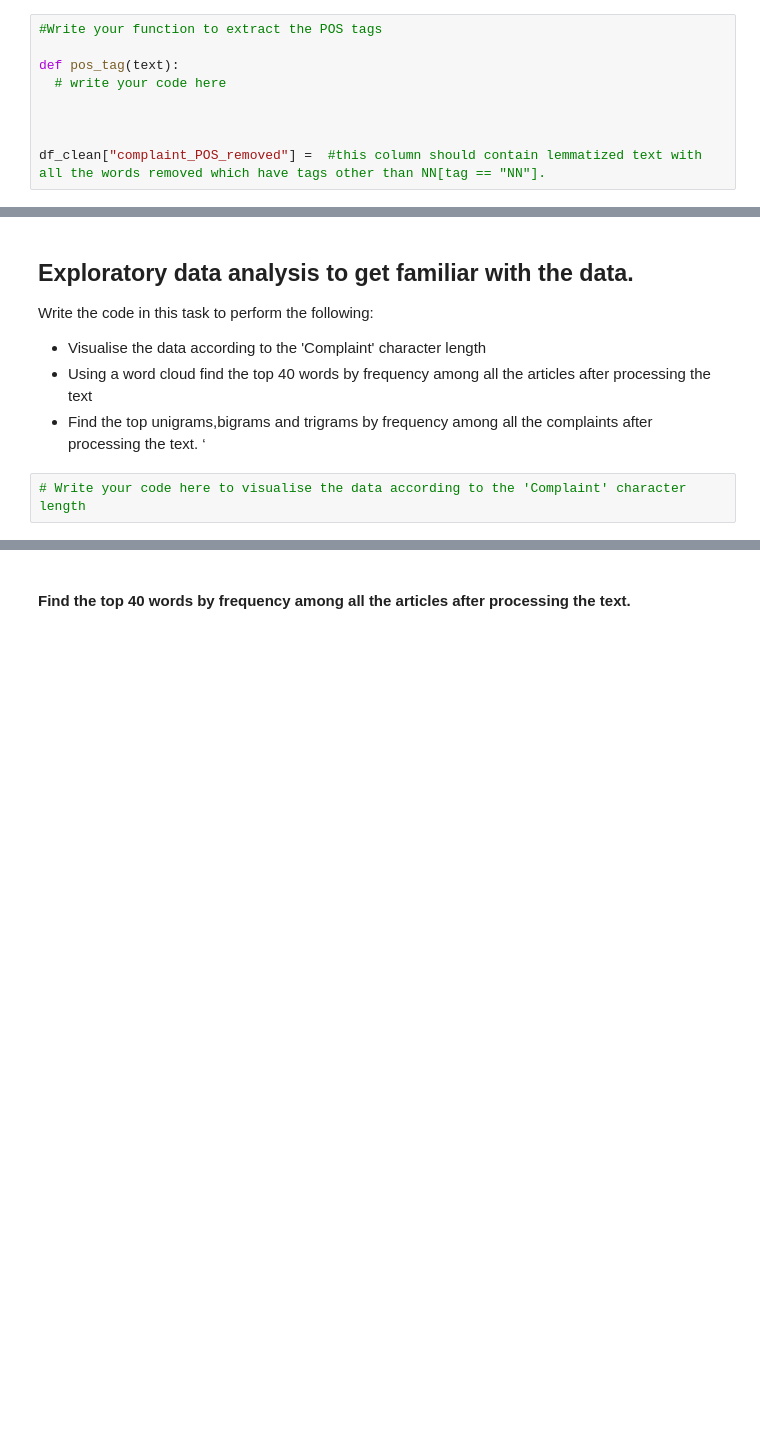
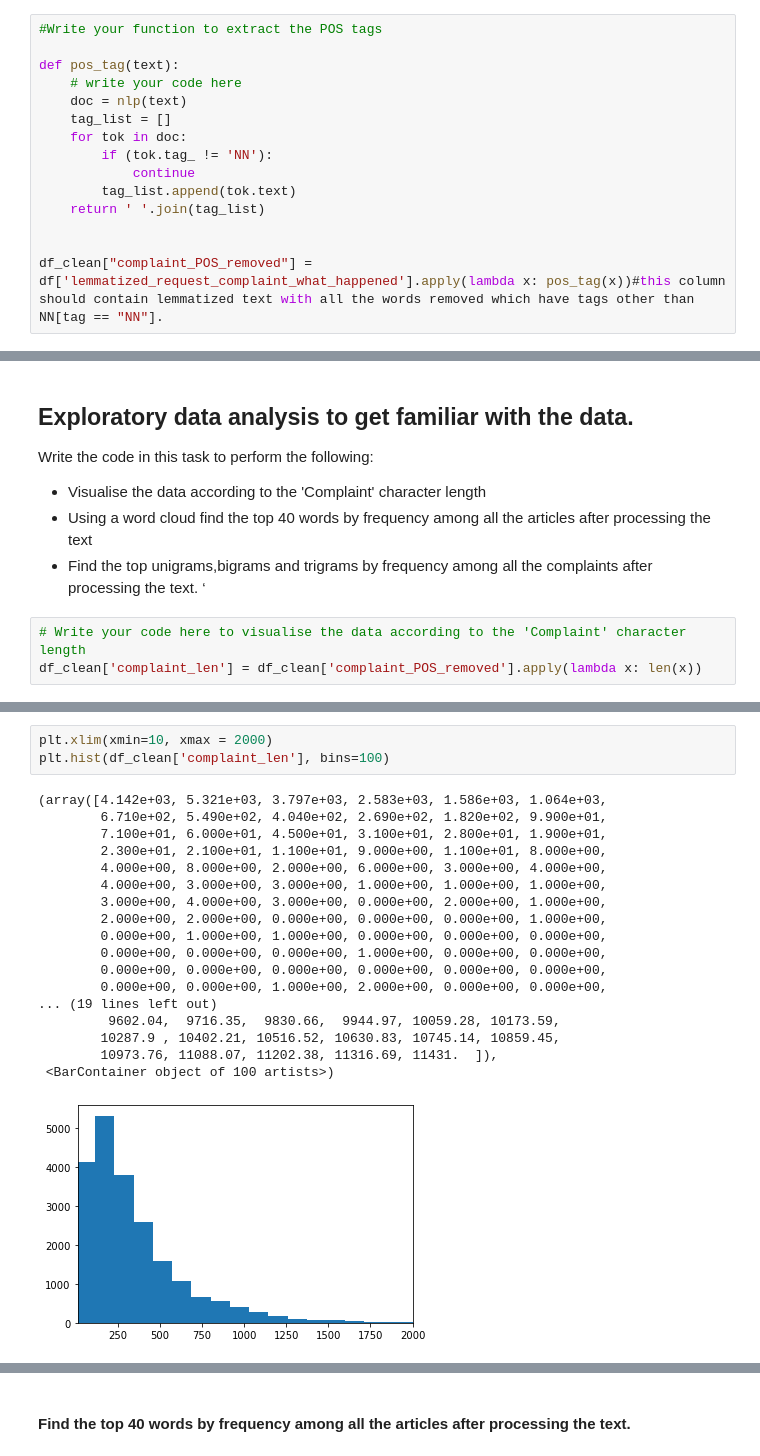
Before and after one commit to JamshedAhsan/Ticket-Classification-using-NLP, a Jupyter notebook: Automatic_Ticket_Classification_Assignment.ipynb, the cells around one changed output, grey strips where cells are left out. Saved outputs shown, nothing was run; the diff lists cells and outputs as text; blank space fills up the shorter version.

```diff
--- a/Automatic_Ticket_Classification_Assignment.ipynb
+++ b/Automatic_Ticket_Classification_Assignment.ipynb
@@ -238,8 +245,14 @@ df_clean
 #Write your function to extract the POS tags
 
 def pos_tag(text):
-  # write your code here
+    # write your code here
+    doc = nlp(text)
+    tag_list = []
+    for tok in doc:
+        if (tok.tag_ != 'NN'):
+            continue
+        tag_list.append(tok.text)
+    return ' '.join(tag_list)
 
 
-
-df_clean["complaint_POS_removed"] =  #this column should contain lemmatized text with all the words removed which have tags other than NN[tag == "NN"].
+df_clean["complaint_POS_removed"] =  df['lemmatized_request_complaint_what_happened'].apply(lambda x: pos_tag(x))#this column should contain lemmatized text with all the words removed which have tags other than NN[tag == "NN"].
@@ -256,3 +304,4 @@ Write the code in this task to perform the following:
 *   Find the top unigrams,bigrams and trigrams by frequency among all the complaints after processing the text. ‘
 # %%
 # Write your code here to visualise the data according to the 'Complaint' character length
+df_clean['complaint_len'] = df_clean['complaint_POS_removed'].apply(lambda x: len(x))
@@ -258,0 +328,22 @@ Write the code in this task to perform the following:
+# %%
+plt.xlim(xmin=10, xmax = 2000)
+plt.hist(df_clean['complaint_len'], bins=100)
+# %% [output]
+(array([4.142e+03, 5.321e+03, 3.797e+03, 2.583e+03, 1.586e+03, 1.064e+03,
+        6.710e+02, 5.490e+02, 4.040e+02, 2.690e+02, 1.820e+02, 9.900e+01,
+        7.100e+01, 6.000e+01, 4.500e+01, 3.100e+01, 2.800e+01, 1.900e+01,
+        2.300e+01, 2.100e+01, 1.100e+01, 9.000e+00, 1.100e+01, 8.000e+00,
+        4.000e+00, 8.000e+00, 2.000e+00, 6.000e+00, 3.000e+00, 4.000e+00,
+        4.000e+00, 3.000e+00, 3.000e+00, 1.000e+00, 1.000e+00, 1.000e+00,
+        3.000e+00, 4.000e+00, 3.000e+00, 0.000e+00, 2.000e+00, 1.000e+00,
+        2.000e+00, 2.000e+00, 0.000e+00, 0.000e+00, 0.000e+00, 1.000e+00,
+        0.000e+00, 1.000e+00, 1.000e+00, 0.000e+00, 0.000e+00, 0.000e+00,
+        0.000e+00, 0.000e+00, 0.000e+00, 1.000e+00, 0.000e+00, 0.000e+00,
+        0.000e+00, 0.000e+00, 0.000e+00, 0.000e+00, 0.000e+00, 0.000e+00,
+        0.000e+00, 0.000e+00, 1.000e+00, 2.000e+00, 0.000e+00, 0.000e+00,
+... (19 lines left out)
+         9602.04,  9716.35,  9830.66,  9944.97, 10059.28, 10173.59,
+        10287.9 , 10402.21, 10516.52, 10630.83, 10745.14, 10859.45,
+        10973.76, 11088.07, 11202.38, 11316.69, 11431.  ]),
+ <BarContainer object of 100 artists>)
+[figure, added]
```
Also changed, not shown: parts of 14 cells of this notebook.
